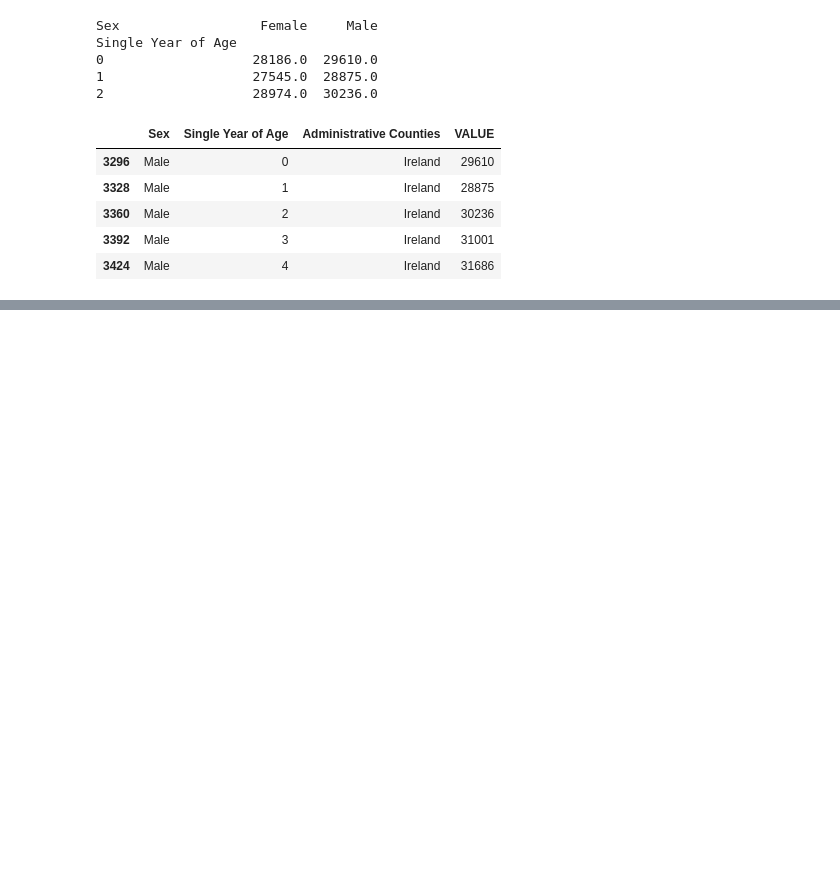
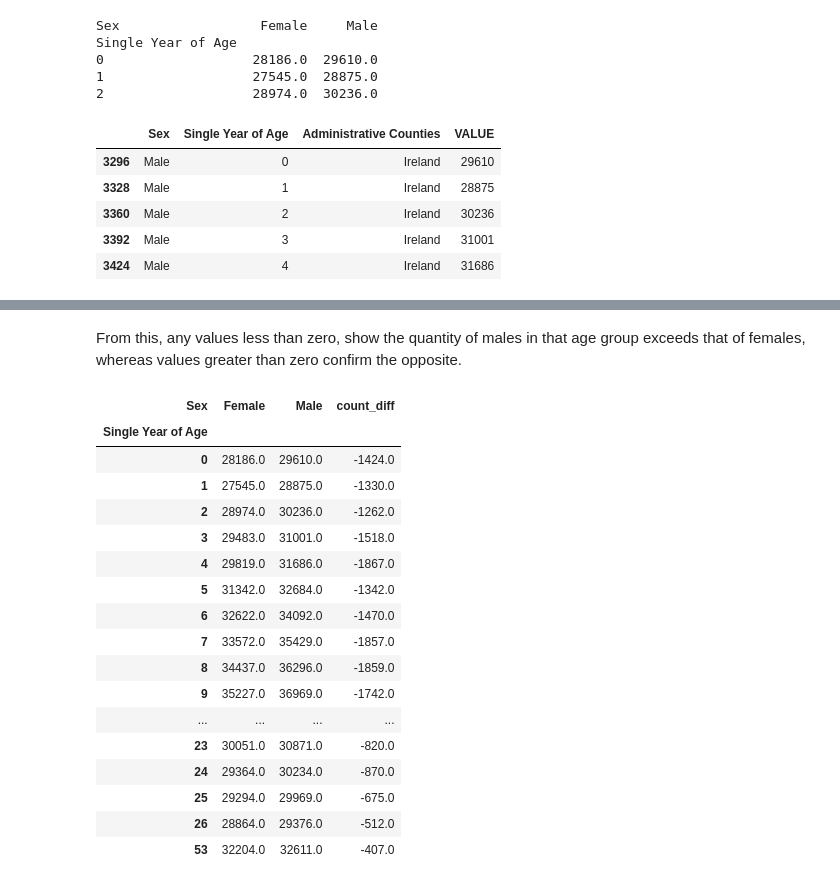
Before and after one commit to danielfinnerty/PFDA, a Jupyter notebook: assignments/assignment05-population.ipynb, the cells around one changed output, grey strips where cells are left out. Cells and saved outputs as stored; diff of their text form; code cells hidden in the pictures; blank space fills up the shorter version.

```diff
--- a/assignments/assignment05-population.ipynb
+++ b/assignments/assignment05-population.ipynb
@@ -152,0 +166,6 @@ df.head()
+# %%
+# Create pivot table of df data frame.
+df_anal = pd.pivot_table(df, 'VALUE',"Single Year of Age","Sex")
+
+# Show first 3 rows
+print (df_anal.head(3))
@@ -152,0 +224,6 @@ df.head()
+# %%
+# Add a 'count_diff' column, with the result of subtracting male counts from female
+df_anal['count_diff'] = df_anal['Female'] - df_anal['Male']
+
+# Show first 3 rows
+df_anal.head(3)
@@ -152,0 +236,27 @@ df.head()
+# %% [markdown]
+From this, any values less than zero, show the quantity of males in that age group exceeds that of females, whereas values greater than zero confirm the opposite.
+# %%
+# Confirm ages where the difference value is less than 0 (more males than females)
+df_male = df_anal[df_anal["count_diff"] < 0]
+
+# Show
+df_male
+# %% [output]
+| Sex | Female | Male | count_diff |
+| Single Year of Age |  |  |  |
+| 0 | 28186.0 | 29610.0 | -1424.0 |
+| 1 | 27545.0 | 28875.0 | -1330.0 |
+| 2 | 28974.0 | 30236.0 | -1262.0 |
+| 3 | 29483.0 | 31001.0 | -1518.0 |
+| 4 | 29819.0 | 31686.0 | -1867.0 |
+| 5 | 31342.0 | 32684.0 | -1342.0 |
+| 6 | 32622.0 | 34092.0 | -1470.0 |
+| 7 | 33572.0 | 35429.0 | -1857.0 |
+| 8 | 34437.0 | 36296.0 | -1859.0 |
+| 9 | 35227.0 | 36969.0 | -1742.0 |
+| ... | ... | ... | ... |
+| 23 | 30051.0 | 30871.0 | -820.0 |
+| 24 | 29364.0 | 30234.0 | -870.0 |
+| 25 | 29294.0 | 29969.0 | -675.0 |
+| 26 | 28864.0 | 29376.0 | -512.0 |
+| 53 | 32204.0 | 32611.0 | -407.0 |
```
Also changed, not shown: parts of 46 cells of this notebook.
